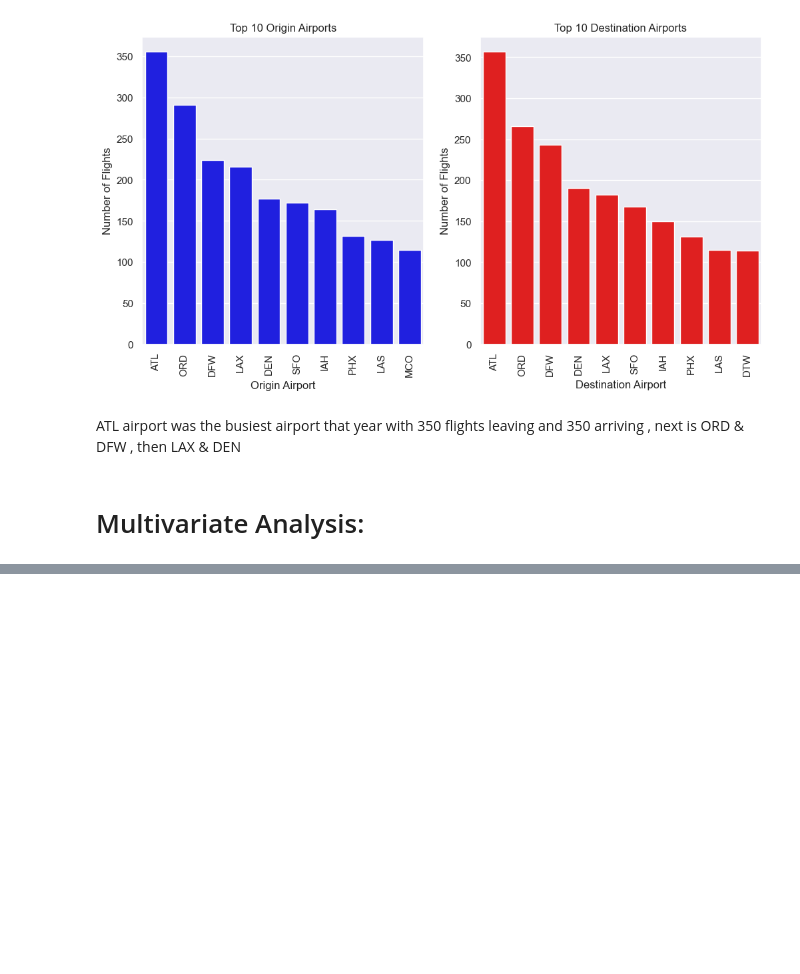
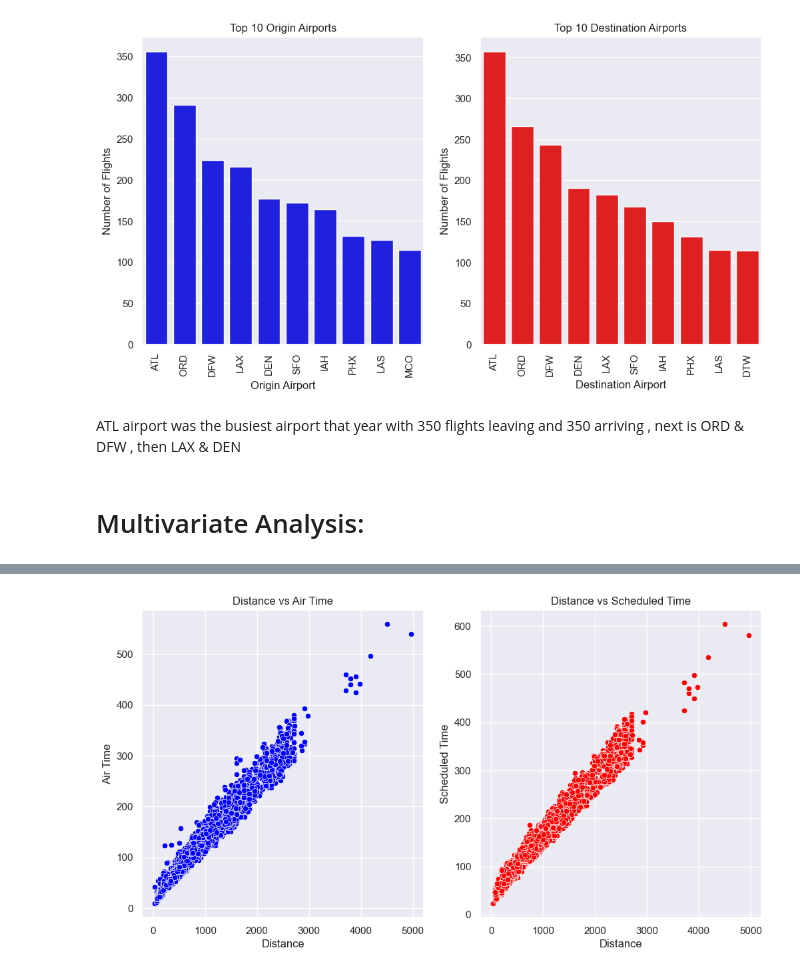
Before and after one commit to hacha007/EDA, a Jupyter notebook: flights_EDA.ipynb, the cells around one changed output, grey strips where cells are left out. Saved outputs shown, nothing was run; the diff lists cells and outputs as text; code cells hidden in the pictures; blank space fills up the shorter version.

```diff
--- a/flights_EDA.ipynb
+++ b/flights_EDA.ipynb
@@ -537,0 +547,13 @@ ATL airport was the busiest airport that year with 350 flights leaving and 350 a
+# %%
+fig, ax = plt.subplots(1, 2, figsize=(12, 6))
+sns.scatterplot(data=df, x='DISTANCE', y='AIR_TIME', ax=ax[0], color='blue')
+sns.scatterplot(data=df, x='DISTANCE', y='SCHEDULED_TIME', ax=ax[1], color='red')
+ax[0].set_title('Distance vs Air Time')
+ax[0].set_xlabel('Distance')
+ax[0].set_ylabel('Air Time')
+ax[1].set_title('Distance vs Scheduled Time')
+ax[1].set_xlabel('Distance')
+ax[1].set_ylabel('Scheduled Time')
+plt.show()
+# %% [output]
+[figure, added]
```
Also changed, not shown: parts of 13 cells of this notebook.
